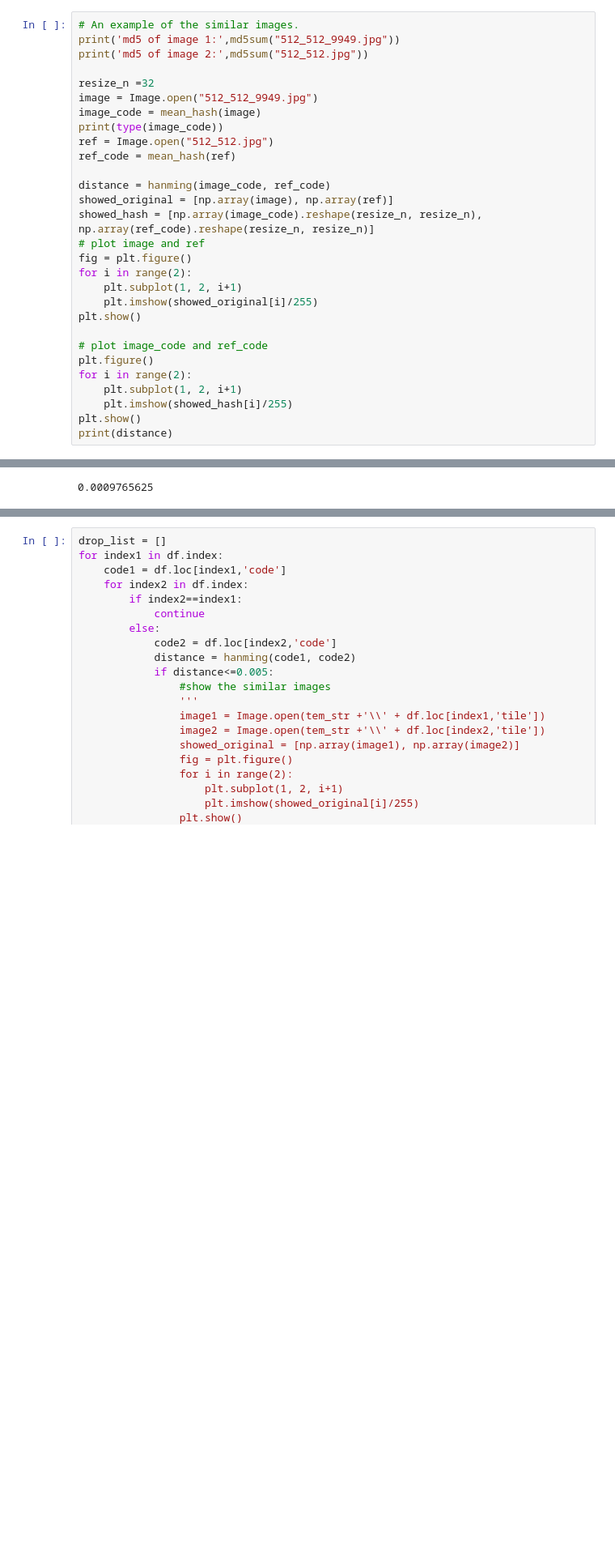
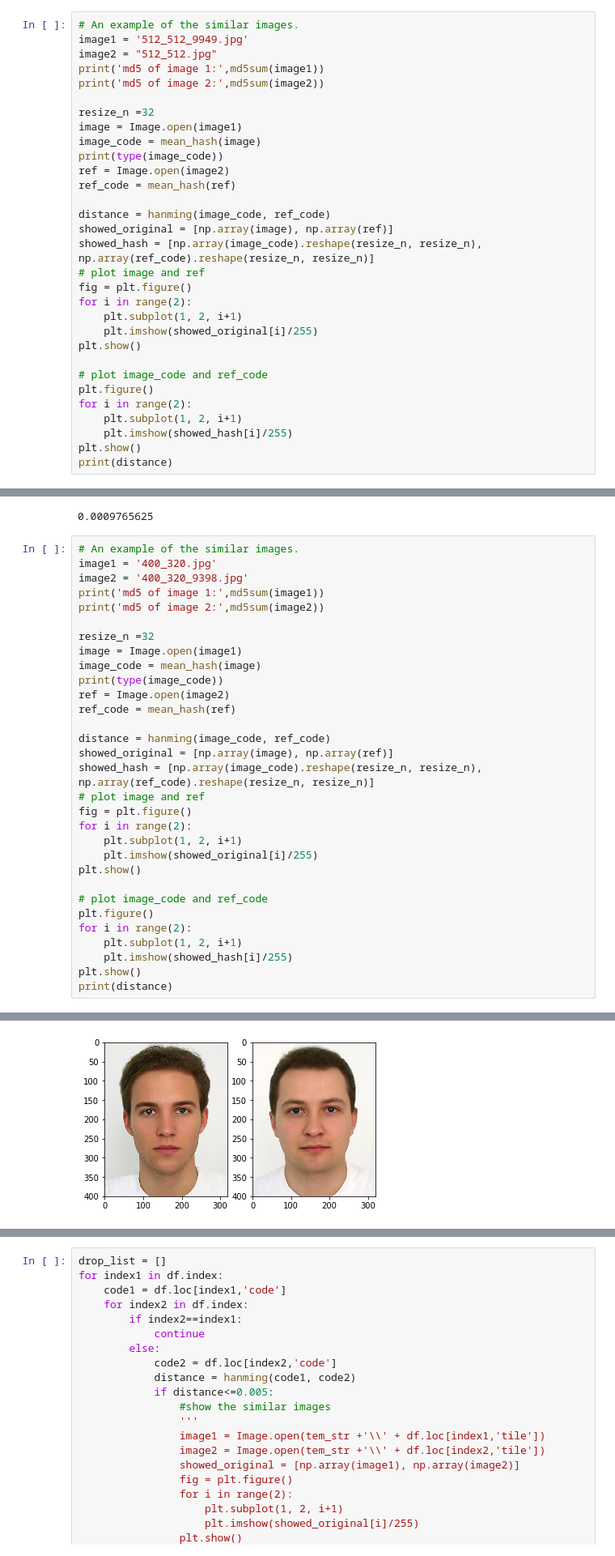
Before and after one commit to zimeng997/COMP8240_group_i_project, a Jupyter notebook: data_process.ipynb, the cells around one changed output, grey strips where cells are left out. Shown: that part at 81% size. Drawn from its saved outputs; the diff is of its cells as text; blank space fills up the shorter version.

```diff
--- a/data_process.ipynb
+++ b/data_process.ipynb
@@ -118,14 +117,16 @@ def hanming(image_code, ref_code):
     return sum(abs(np.array(image_code)-np.array(ref_code)))/len(image_code)
 # %%
 # An example of the similar images.
-print('md5 of image 1:',md5sum("512_512_9949.jpg"))
-print('md5 of image 2:',md5sum("512_512.jpg"))
+image1 = '512_512_9949.jpg'
+image2 = "512_512.jpg"
+print('md5 of image 1:',md5sum(image1))
+print('md5 of image 2:',md5sum(image2))
 
 resize_n =32
-image = Image.open("512_512_9949.jpg")
+image = Image.open(image1)
 image_code = mean_hash(image)
 print(type(image_code))
-ref = Image.open("512_512.jpg")
+ref = Image.open(image2)
 ref_code = mean_hash(ref)
 
 distance = hanming(image_code, ref_code)
@@ -152,3 +153,35 @@ md5 of image 2: 71d25ed7d45868b9e4f4a3f49a0aef90
 [figure]
 [figure]
 0.0009765625
+# %%
+# An example of the similar images.
+image1 = '400_320.jpg'
+image2 = '400_320_9398.jpg'
+print('md5 of image 1:',md5sum(image1))
+print('md5 of image 2:',md5sum(image2))
+
+resize_n =32
+image = Image.open(image1)
+image_code = mean_hash(image)
+print(type(image_code))
+ref = Image.open(image2)
+ref_code = mean_hash(ref)
+
+distance = hanming(image_code, ref_code)
+showed_original = [np.array(image), np.array(ref)]
+showed_hash = [np.array(image_code).reshape(resize_n, resize_n), np.array(ref_code).reshape(resize_n, resize_n)]
+# plot image and ref
+fig = plt.figure()
+for i in range(2):
+    plt.subplot(1, 2, i+1)
+    plt.imshow(showed_original[i]/255)
+plt.show()
+
+# plot image_code and ref_code
+plt.figure()
+for i in range(2):
+    plt.subplot(1, 2, i+1)
+    plt.imshow(showed_hash[i]/255)
+plt.show()
+print(distance)
+# %% [output]
@@ -154,0 +191 @@ md5 of image 2: 71d25ed7d45868b9e4f4a3f49a0aef90
+[figure, added]
```
Also changed, not shown: parts of 14 cells of this notebook.
